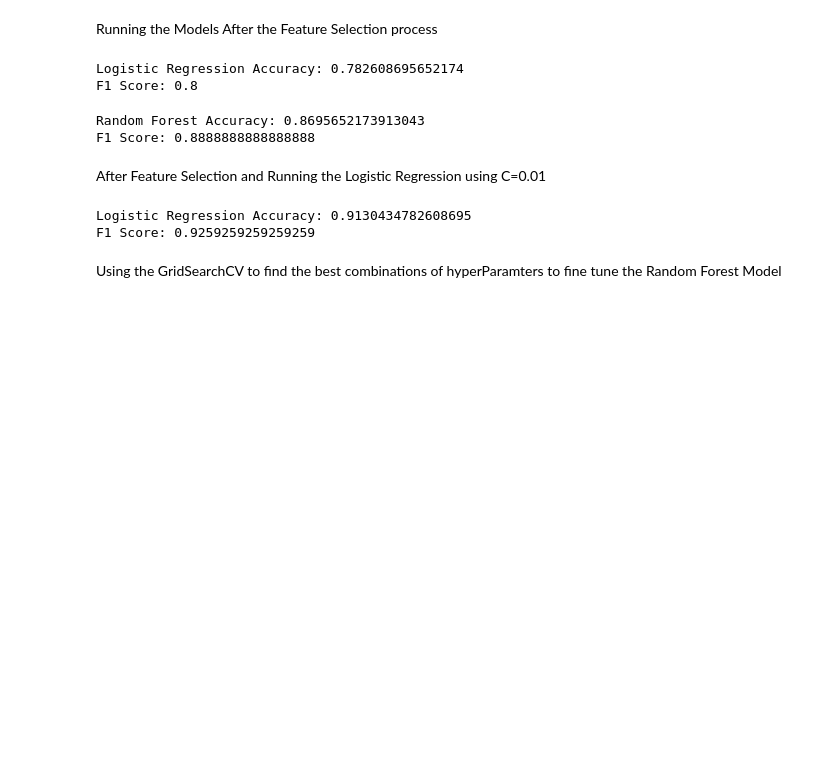
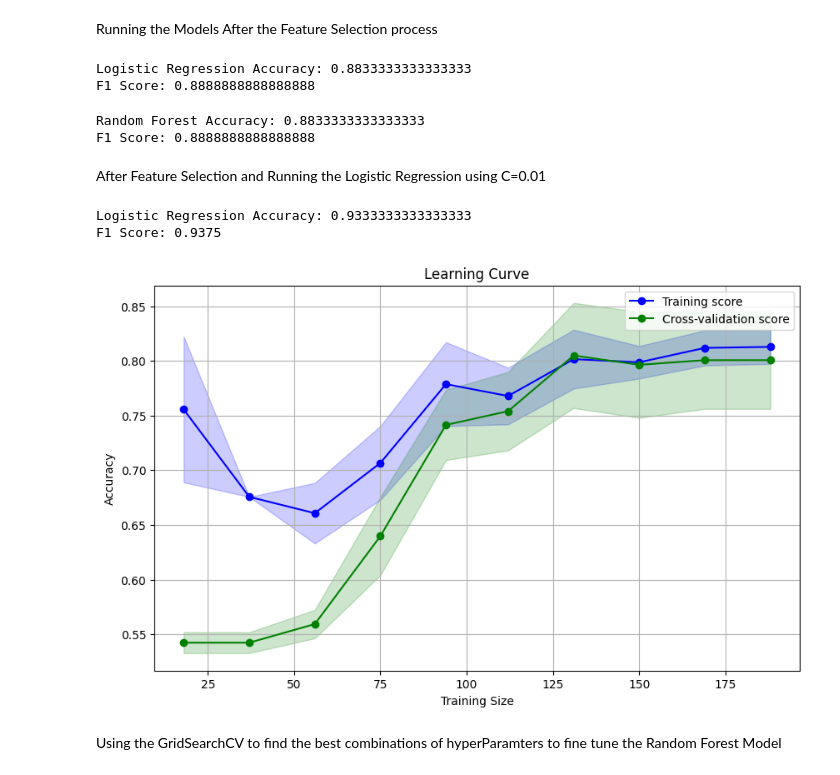
Before and after one commit to AhmedSameh19/AI-Test, a Jupyter notebook: Machine learning model.ipynb, the cells around one changed output. Drawn from its saved outputs; the diff is of its cells as text; code cells hidden in the pictures; blank space fills up the shorter version.

```diff
--- a/Machine learning model.ipynb
+++ b/Machine learning model.ipynb
@@ -238,5 +277,5 @@ df[['oldpeak']] = scaler.fit_transform(df[['oldpeak']])
 # %%
 #Normalize trestbps, chol, thalach as they are gaussian distribution using standard scaler
-
-scaler = StandardScaler()
-df[['thalach', 'trestbps', 'chol','age']] = scaler.fit_transform(df[['thalach', 'trestbps', 'chol','age']])
+standard_scaler = StandardScaler()
+X_train[['thalach', 'trestbps', 'chol']] = standard_scaler.fit_transform(X_train[['thalach', 'trestbps', 'chol']])
+X_test[['thalach', 'trestbps', 'chol']] = standard_scaler.transform(X_test[['thalach', 'trestbps', 'chol']])
@@ -318,32 +348,61 @@ X_test_Selected_V1=X_test_V1.drop(['fbs','oldpeak'],axis=1)
 Running the Models After the Feature Selection process
 # %%
 
-log_reg.fit(X_train_Selected_V1, y_train)
-y_pred_log_reg = log_reg.predict(X_test_Selected_V1)
-print('Logistic Regression Accuracy:', accuracy_score(y_test, y_pred_log_reg))
-print('F1 Score:', f1_score(y_test_V1, y_pred_log_reg))
+log_reg.fit(X_train_Selected, y_train)
+y_pred_log_reg_with_feature_selection = log_reg.predict(X_test_Selected)
+print('Logistic Regression Accuracy:', accuracy_score(y_test, y_pred_log_reg_with_feature_selection))
+print('F1 Score:', f1_score(y_test, y_pred_log_reg_with_feature_selection))
 # %% [output]
-Logistic Regression Accuracy: 0.782608695652174
-F1 Score: 0.8
+Logistic Regression Accuracy: 0.8833333333333333
+F1 Score: 0.8888888888888888
 # %%
-rf.fit(X_train_Selected_V1, y_train)
-y_pred_rf2= rf.predict(X_test_Selected_V1)
-print('Random Forest Accuracy:', accuracy_score(y_test, y_pred_rf2))
-print('F1 Score:', f1_score(y_test_V1, y_pred_rf2))
+rf.fit(X_train_Selected, y_train)
+y_pred_RF_with_feature_selection= rf.predict(X_test_Selected)
+print('Random Forest Accuracy:', accuracy_score(y_test, y_pred_RF_with_feature_selection))
+print('F1 Score:', f1_score(y_test, y_pred_RF_with_feature_selection))
 # %% [output]
-Random Forest Accuracy: 0.8695652173913043
+Random Forest Accuracy: 0.8833333333333333
 F1 Score: 0.8888888888888888
 # %% [markdown]
 After Feature Selection and Running the Logistic Regression using C=0.01
 # %%
 Logi_reg = LogisticRegression(C=0.01)
-Logi_reg.fit(X_train_Selected_V1, y_train)
-y_Logi_reg_pred = Logi_reg.predict(X_test_Selected_V1)
+Logi_reg.fit(X_train_Selected, y_train)
+y_Logi_reg_pred = Logi_reg.predict(X_test_Selected)
 print('Logistic Regression Accuracy:', accuracy_score(y_test, y_Logi_reg_pred))
-print('F1 Score:', f1_score(y_test_V1, y_Logi_reg_pred))
+print('F1 Score:', f1_score(y_test, y_Logi_reg_pred))
 # %% [output]
-Logistic Regression Accuracy: 0.9130434782608695
-F1 Score: 0.9259259259259259
+Logistic Regression Accuracy: 0.9333333333333333
+F1 Score: 0.9375
+# %%
+
+def plot_learning_curve(model, X, y, scoring='accuracy', cv=5):
+    train_sizes, train_scores, test_scores = learning_curve(
+        model, X, y, cv=cv, scoring=scoring, n_jobs=-1, train_sizes=np.linspace(0.1, 1.0, 10)
+    )
+
+    train_scores_mean = np.mean(train_scores, axis=1)
+    train_scores_std = np.std(train_scores, axis=1)
+    test_scores_mean = np.mean(test_scores, axis=1)
+    test_scores_std = np.std(test_scores, axis=1)
+
+    plt.figure(figsize=(10, 6))
+    plt.plot(train_sizes, train_scores_mean, label='Training score', color='blue', marker='o')
+    plt.fill_between(train_sizes, train_scores_mean - train_scores_std, train_scores_mean + train_scores_std, alpha=0.2, color='blue')
+
+    plt.plot(train_sizes, test_scores_mean, label='Cross-validation score', color='green', marker='o')
+    plt.fill_between(train_sizes, test_scores_mean - test_scores_std, test_scores_mean + test_scores_std, alpha=0.2, color='green')
+
+    plt.title('Learning Curve')
+    plt.xlabel('Training Size')
+    plt.ylabel(scoring.capitalize())
+    plt.legend(loc='best')
+    plt.grid()
+    plt.show()
+#plotting the learning curve for the logistic regression and it is to a certain extend well fitted
+plot_learning_curve(LogisticRegression(C=0.01), X_train_Selected, y_train, scoring='accuracy')
+# %% [output]
+[figure, added]
 # %% [markdown]
 Using the GridSearchCV to find the best combinations of hyperParamters to fine tune the Random Forest Model
 # %%
```
Also changed, not shown: parts of 51 cells of this notebook, 10 other files.
